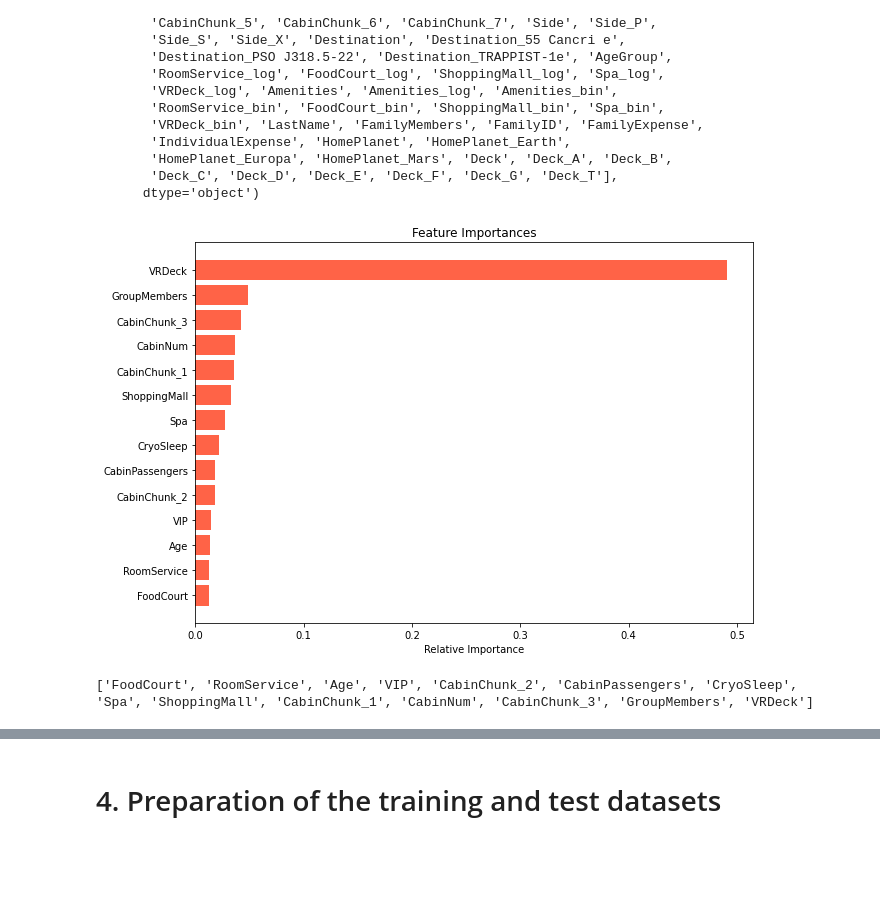
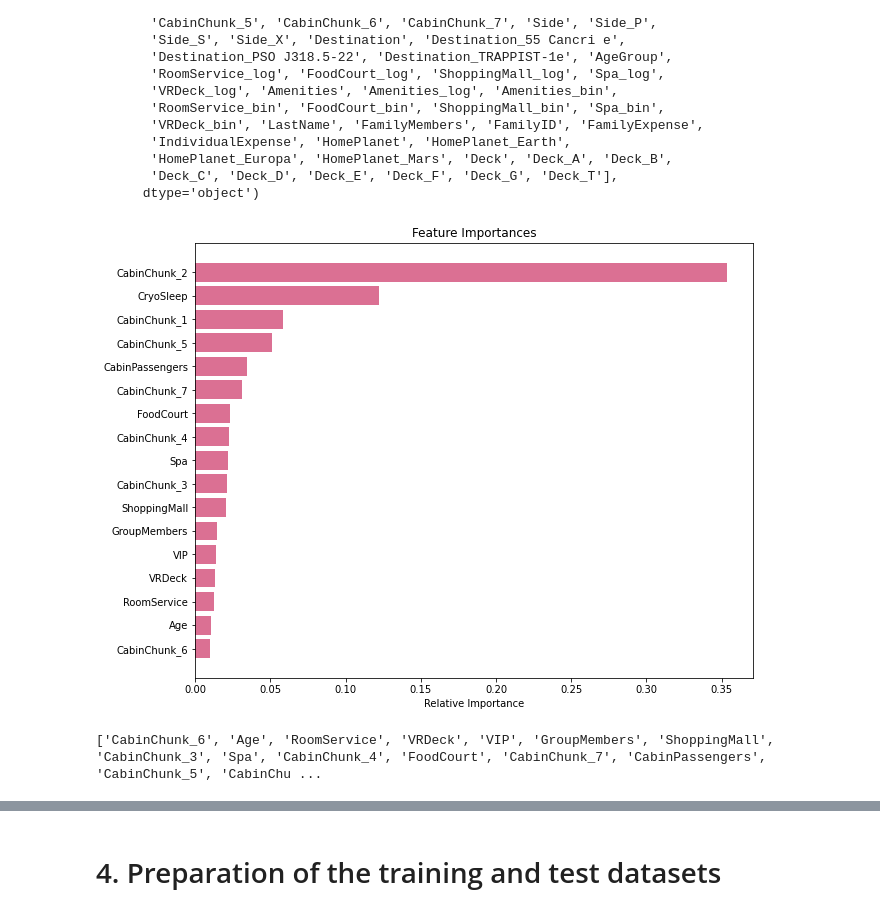
Before and after one commit to pdenieves/github-slideshow, a Jupyter notebook: feature-engineering-xgbclassifier.ipynb, the cells around one changed output, grey strips where cells are left out. Cells and saved outputs as stored; diff of their text form; code cells hidden in the pictures; blank space fills up the shorter version.

```diff
--- a/feature-engineering-xgbclassifier.ipynb
+++ b/feature-engineering-xgbclassifier.ipynb
@@ -703,8 +706,9 @@ sns.histplot(x='Spa', hue='Transported', stat='density', bins=100, element='step
 <AxesSubplot:xlabel='Spa', ylabel='Density'>
 [figure]
 # %%
-# In order to decrease skew in distributions, I apply the logarithm transform to the feature.
-combi_2['Spa_log']=np.log(1+combi_2['Spa'])
+# In order to decrease skew in distributions, I remove outliers and apply the logarithmic transform to the feature.
+clamp_max = np.percentile(combi_2['Spa'], 80)
+combi_2['Spa_log']=np.log(1 + np.clip(combi_2['Spa'], 0, clamp_max))
 
 sns.histplot(x='Spa_log', hue='Transported', stat='density', binwidth=1, element='step', palette='rocket',
              data=combi_2[combi_2['Transported'] != 'Unknown'])
@@ -751,8 +755,9 @@ sns.histplot(x='VRDeck', hue='Transported', stat='density', bins=100, element='s
 <AxesSubplot:xlabel='VRDeck', ylabel='Density'>
 [figure]
 # %%
-# In order to decrease skew in distributions, I apply the logarithm transform to the feature.
-combi_2['VRDeck_log']=np.log(1+combi_2['VRDeck'])
+# In order to decrease skew in distributions, I remove outliers and apply the logarithmic transform to the feature.
+clamp_max = np.percentile(combi_2['VRDeck'], 80)
+combi_2['VRDeck_log'] = np.log(1 + np.clip(combi_2['VRDeck'], 0, clamp_max))
 
 sns.histplot(x='VRDeck_log', hue='Transported', stat='density', binwidth=1, element='step', palette='rocket',
              data=combi_2[combi_2['Transported'] != 'Unknown'])
@@ -787,8 +792,9 @@ sns.histplot(x='Amenities', hue='Transported', stat='density', bins=100, element
 <AxesSubplot:xlabel='Amenities', ylabel='Density'>
 [figure]
 # %%
-# In order to decrease skew in distributions, I apply the logarithm transform to the feature.
-combi_2['Amenities_log']=np.log(1+combi_2['Amenities'])
+# In order to decrease skew in distributions, I remove outliers and apply the logarithmic transform to the feature.
+clamp_max = np.percentile(combi_2['Amenities'], 80)
+combi_2['Amenities_log'] = np.log(1 + np.clip(combi_2['Amenities'], 0, clamp_max))
 
 sns.histplot(x='Amenities_log', hue='Transported', stat='density', binwidth=1, element='step', palette='rocket',
              data=combi_2[combi_2['Transported'] != 'Unknown'])
@@ -1214,7 +1220,7 @@ Index(['PassengerId', 'CryoSleep', 'Cabin', 'Age', 'VIP', 'RoomService',
 train_selection = combi_2[combi_2['Transported'] != 2]
 
 # remove features that won't use for prediction
-drop_list = ['Name', 'LastName', 'PassengerId', 'GroupNum', 'GroupID', 'Cabin', 'Deck', 'Side', 'Destination', 'HomePlanet', 'FamilyID']
+drop_list = ['Name', 'LastName', 'PassengerId', 'GroupNum', 'GroupID', 'Cabin', 'Deck', 'Side', 'Destination', 'HomePlanet', 'FamilyID', 'CabinNum']
 train_selection = train_selection.drop(columns=drop_list)
 # %%
 from xgboost import XGBClassifier
@@ -1226,33 +1232,33 @@ y_train_sel = train_selection['Transported']
 
 #model_feat = RandomForestRegressor(random_state=101, max_depth=10)
 model_feat = XGBClassifier(n_estimators=300,
                            max_depth=3,
                            objective='binary:hinge',
                            subsample=0.6,
                            colsample_bytree=0.5,
                            eta=0.1,
                            eval_metric='error',
                            use_label_encoder=False,
                            n_jobs=-1,
                            random_state=101)
 model_feat.fit(X_train_sel, y_train_sel)
 
 features = X_train_sel.columns
 importances_feat = model_feat.feature_importances_
 importances = importances_feat[importances_feat > threshold]
 indices = np.argsort(importances)
 range_idx = range(len(indices))
 height = len(indices) // 2
 
 plt.figure(figsize=(10,height))
 plt.title('Feature Importances')
-plt.barh(range_idx, importances[indices], align='center', fc='tomato')
+plt.barh(range_idx, importances[indices], align='center', fc='palevioletred')
 plt.yticks(range_idx, [features[i] for i in indices])
 plt.xlabel('Relative Importance')
 plt.show()
 
 feature_list = [features[i] for i in indices]
 print(feature_list)
 # %% [output]
-[figure, old version]
+[figure, new version]
-['FoodCourt', 'RoomService', 'Age', 'VIP', 'CabinChunk_2', 'CabinPassengers', 'CryoSleep', 'Spa', 'ShoppingMall', 'CabinChunk_1', 'CabinNum', 'CabinChunk_3', 'GroupMembers', 'VRDeck']
+['CabinChunk_6', 'Age', 'RoomService', 'VRDeck', 'VIP', 'GroupMembers', 'ShoppingMall', 'CabinChunk_3', 'Spa', 'CabinChunk_4', 'FoodCourt', 'CabinChunk_7', 'CabinPassengers', 'CabinChunk_5', 'CabinChu ...
```
Also changed, not shown: parts of 15 cells of this notebook.
